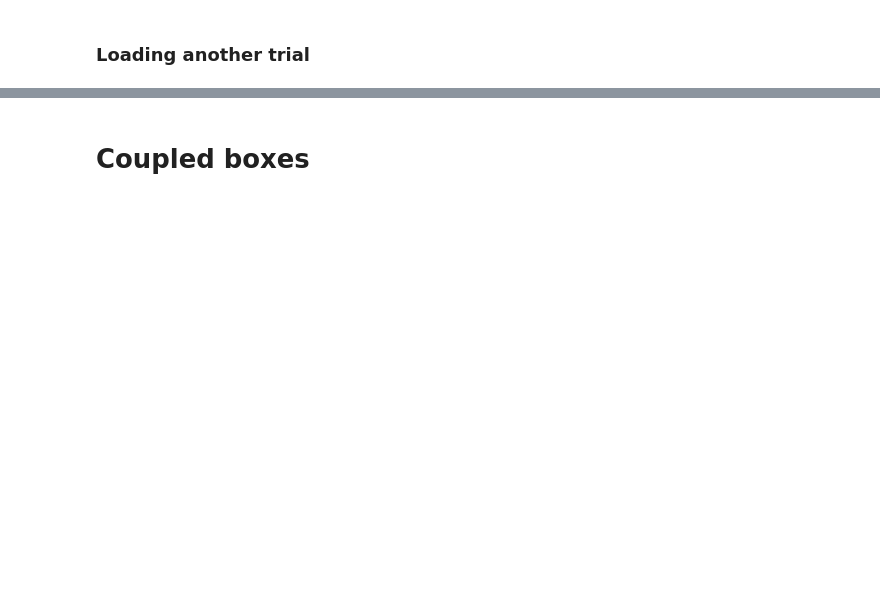
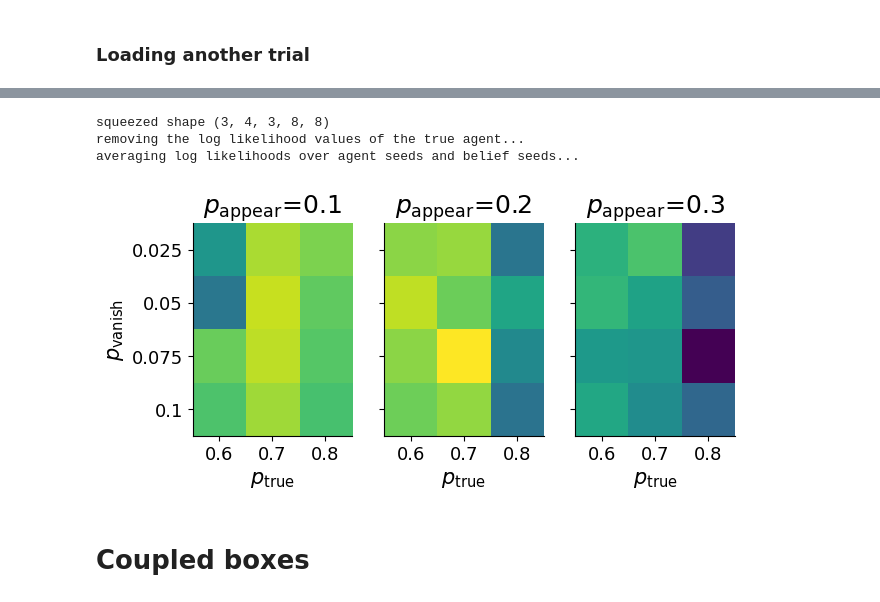
Before and after one commit to XaqLab/box-foraging, a Jupyter notebook: demo-monitor.ipynb, the cells around one changed output, grey strips where cells are left out. Saved outputs shown, nothing was run; the diff lists cells and outputs as text; code cells hidden in the pictures; blank space fills up the shorter version.

```diff
--- a/demo-monitor.ipynb
+++ b/demo-monitor.ipynb
@@ -129,3 +154,39 @@ Loading episode data in 'FF01DB'...
+# %%
+from irc.utils import logmeanexp
+
+logps = logps.squeeze()
+print('squeezed shape {}'.format(logps.shape))
+
+print('removing the log likelihood values of the true agent...')
+p_appear, p_vanish, p_true = 0.2, 0.05, 0.6
+agent_seed = 2
+logps[env_param_grid[0].index(p_appear), env_param_grid[1].index(p_vanish), env_param_grid[2].index(p_true), agent_seed] = np.nan
+
+print('averaging log likelihoods over agent seeds and belief seeds...')
+logps = logmeanexp(logps, axis=(-2, -1))
+# %% [output]
+squeezed shape (3, 4, 3, 8, 8)
+removing the log likelihood values of the true agent...
+averaging log likelihoods over agent seeds and belief seeds...
+# %%
+_, axes = plt.subplots(1, 3, figsize=(7, 3))
+vmin = np.nanmin(logps)
+vmax = np.nanmax(logps)
+for i, ax in enumerate(axes):
+    ax.imshow(logps[i], vmin=vmin, vmax=vmax)
+    ax.set_xlabel(r'$p_\mathrm{true}$')
+    ax.set_xticks(range(len(env_param_grid[2])))
+    ax.set_xticklabels(['{:g}'.format(x) for x in env_param_grid[2]])
+    ax.set_yticks(range(len(env_param_grid[1])))
+    if i==0:
+        ax.set_ylabel(r'$p_\mathrm{vanish}$')
+        ax.set_yticklabels(['{:g}'.format(x) for x in env_param_grid[1]])
+    else:
+        ax.set_yticklabels([])
+    ax.set_title(r'$p_\mathrm{appear}$'+'={:g}'.format(env_param_grid[0][i]))
+plt.show()
+# %% [output]
+[figure, added]
 # %% [markdown]
 # Coupled boxes
 # %%
```
Also changed, not shown: parts of 11 cells of this notebook.
